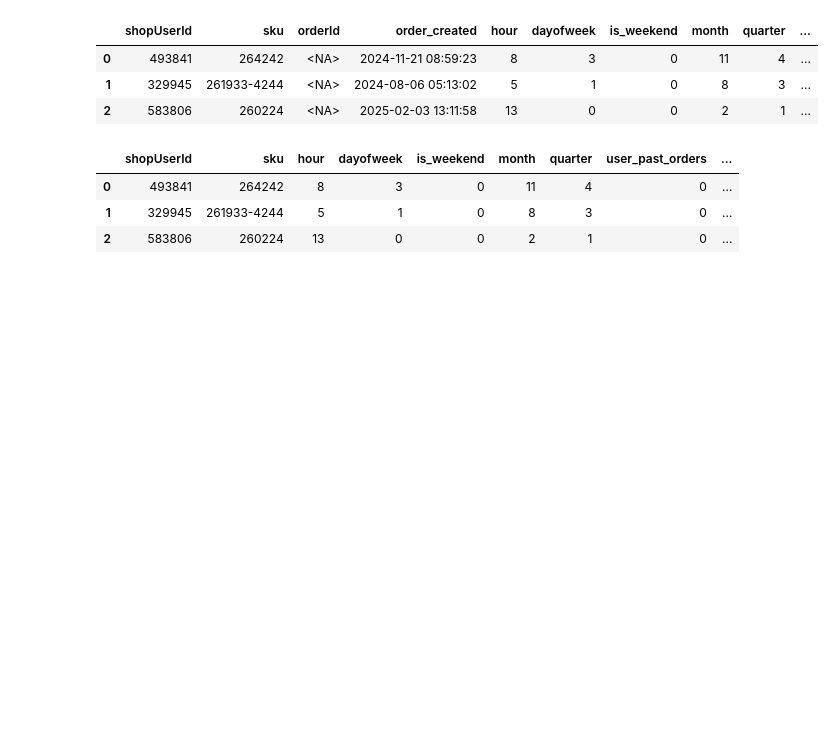
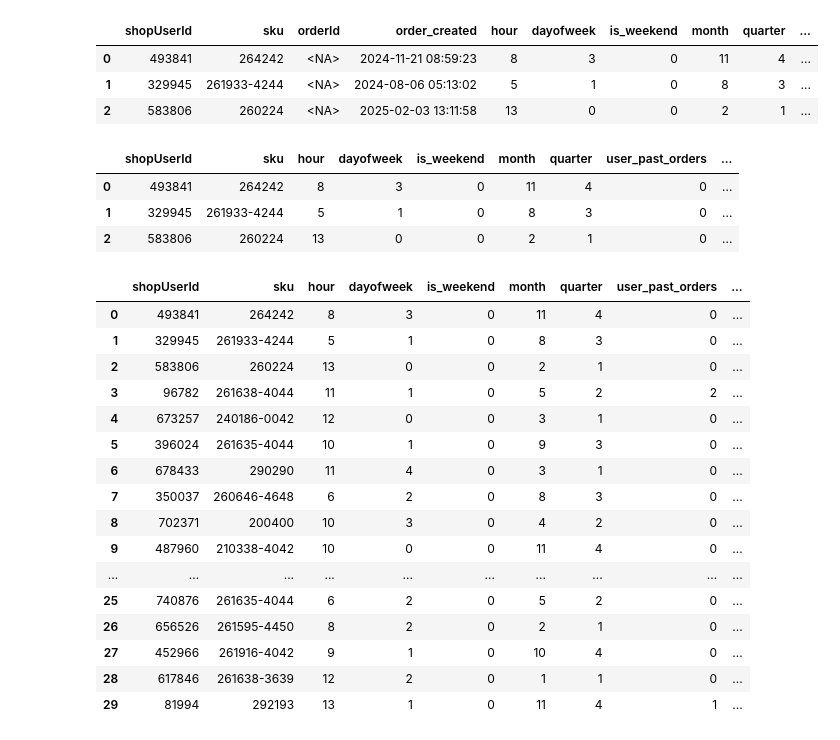
Before and after one commit to maria-lagerholm/itcm_recommendation_engine, a Jupyter notebook: notebooks/eda_transactions.ipynb, the cells around one changed output. Saved outputs shown, nothing was run; the diff lists cells and outputs as text; code cells hidden in the pictures; blank space fills up the shorter version.

```diff
--- a/notebooks/eda_transactions.ipynb
+++ b/notebooks/eda_transactions.ipynb
@@ -245,3 +245,50 @@ display(HTML('<div style="overflow-x:auto">' + ui_train.head(3).to_html() + '</d
 | 0 | 493841 | 264242 | 8 | 3 | 0 | 11 | 4 | 0 | ... |
 | 1 | 329945 | 261933-4244 | 5 | 1 | 0 | 8 | 3 | 0 | ... |
 | 2 | 583806 | 260224 | 13 | 0 | 0 | 2 | 1 | 0 | ... |
+# %%
+
+# Load + normalize keys
+cust = pd.read_csv("../data/processed/customers_clean.csv", dtype="string")
+cust = cust.rename(columns={"Gender":"gender","Age":"age"})
+cust["shopUserId"] = cust["shopUserId"].str.strip()
+ui_train["shopUserId"] = ui_train["shopUserId"].astype(str).str.strip()
+
+# Keep only one row per customer (avoid row explosion)
+cust = cust[["shopUserId","invoiceCountryId","gender","age"]].drop_duplicates("shopUserId", keep="last")
+
+# Merge (m:1 expected)
+ui_train = ui_train.merge(cust, on="shopUserId", how="left", validate="m:1")
+
+# LightGBM-friendly dtypes / light cleaning
+ui_train["invoiceCountryId"] = ui_train["invoiceCountryId"].astype("category")
+ui_train["gender"] = (ui_train["gender"].str.strip().str.lower()
+                      .map({"female":"female","male":"male"}).fillna("unknown").astype("category"))
+ui_train["age"] = (pd.to_numeric(ui_train["age"], errors="coerce")
+                   .clip(lower=0, upper=120).astype("Int16"))
+
+# age buckets for trees/DNN
+ui_train["age_bucket"] = pd.cut(ui_train["age"], bins=[0,18,25,35,45,55,65,75,120],
+                                labels=["<18","18-24","25-34","35-44","45-54","55-64","65-74","75+"]
+                               ).astype("category")
+# %%
+
+from IPython.display import display, HTML
+display(HTML('<div style="overflow-x:auto">' + ui_train.head(30).to_html() + '</div>'))
+# %% [output]
+|  | shopUserId | sku | hour | dayofweek | is_weekend | month | quarter | user_past_orders | ... |
+| 0 | 493841 | 264242 | 8 | 3 | 0 | 11 | 4 | 0 | ... |
+| 1 | 329945 | 261933-4244 | 5 | 1 | 0 | 8 | 3 | 0 | ... |
+| 2 | 583806 | 260224 | 13 | 0 | 0 | 2 | 1 | 0 | ... |
+| 3 | 96782 | 261638-4044 | 11 | 1 | 0 | 5 | 2 | 2 | ... |
+| 4 | 673257 | 240186-0042 | 12 | 0 | 0 | 3 | 1 | 0 | ... |
+| 5 | 396024 | 261635-4044 | 10 | 1 | 0 | 9 | 3 | 0 | ... |
+| 6 | 678433 | 290290 | 11 | 4 | 0 | 3 | 1 | 0 | ... |
+| 7 | 350037 | 260646-4648 | 6 | 2 | 0 | 8 | 3 | 0 | ... |
+| 8 | 702371 | 200400 | 10 | 3 | 0 | 4 | 2 | 0 | ... |
+| 9 | 487960 | 210338-4042 | 10 | 0 | 0 | 11 | 4 | 0 | ... |
+| ... | ... | ... | ... | ... | ... | ... | ... | ... | ... |
+| 25 | 740876 | 261635-4044 | 6 | 2 | 0 | 5 | 2 | 0 | ... |
+| 26 | 656526 | 261595-4450 | 8 | 2 | 0 | 2 | 1 | 0 | ... |
+| 27 | 452966 | 261916-4042 | 9 | 1 | 0 | 10 | 4 | 0 | ... |
+| 28 | 617846 | 261638-3639 | 12 | 2 | 0 | 1 | 1 | 0 | ... |
+| 29 | 81994 | 292193 | 13 | 1 | 0 | 11 | 4 | 1 | ... |
```
